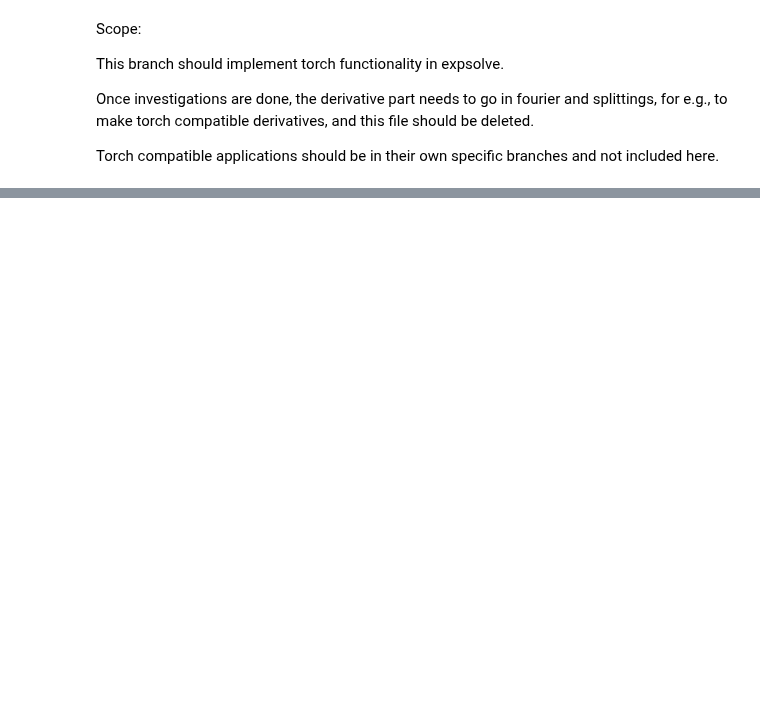
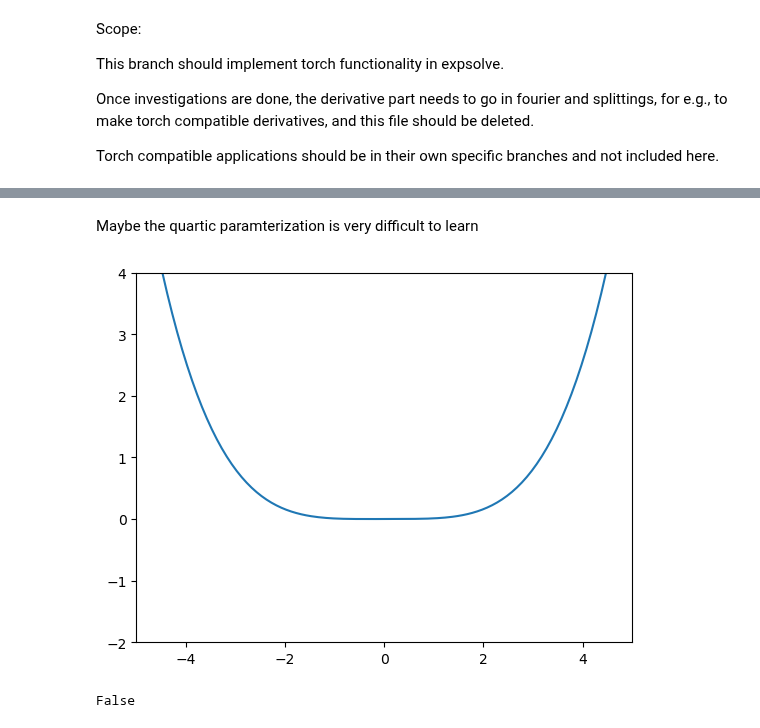
Before and after one commit to brownadder/expsolve, a Jupyter notebook: examples/fourier/torch-play.ipynb, the cells around one changed output, grey strips where cells are left out. Cells and saved outputs as stored; diff of their text form; code cells hidden in the pictures; blank space fills up the shorter version.

```diff
--- a/examples/fourier/torch-play.ipynb
+++ b/examples/fourier/torch-play.ipynb
@@ -43,0 +164,30 @@ tensor(3.0197, dtype=torch.float64)
+# %% [markdown]
+Maybe the quartic paramterization is very difficult to learn
+# %%
+import torch.nn as nn
+
+class SimpleNN(nn.Module):
+    def __init__(self):
+        super(SimpleNN, self).__init__()
+        self.model = nn.Sequential(
+            nn.Linear(1, 6),   # Fully connected layer 1 with 1 input and 32 output neurons
+            nn.ReLU(),          # ReLU activation function
+            nn.Linear(6, 6),  # Fully connected layer 2 with 32 input neurons and 16 output neurons
+            nn.ReLU(),          # ReLU activation function
+            nn.Linear(6, 1)    # Fully connected layer 3 with 16 input neurons and 1 output neuron
+        )
+        self.model = self.model.double()    # double precision
+
+    def forward(self, x):
+        return x**4 + torch.tensor([self.model(torch.tensor([a])) for a in x], dtype=torch.float64)
+
+# Create an instance of the SimpleNN model
+model = SimpleNN()
+# %%
+plt.plot(x, model(x)/100)
+plt.xlim(-5,5)
+plt.ylim(-2,4)
+
+plt.show()
+# %% [output]
+[figure, added]
@@ -43,0 +204,5 @@ tensor(3.0197, dtype=torch.float64)
+# %%
+V = model(x)
+V.requires_grad
+# %% [output]
+False
```
Also changed, not shown: parts of 25 cells of this notebook.
